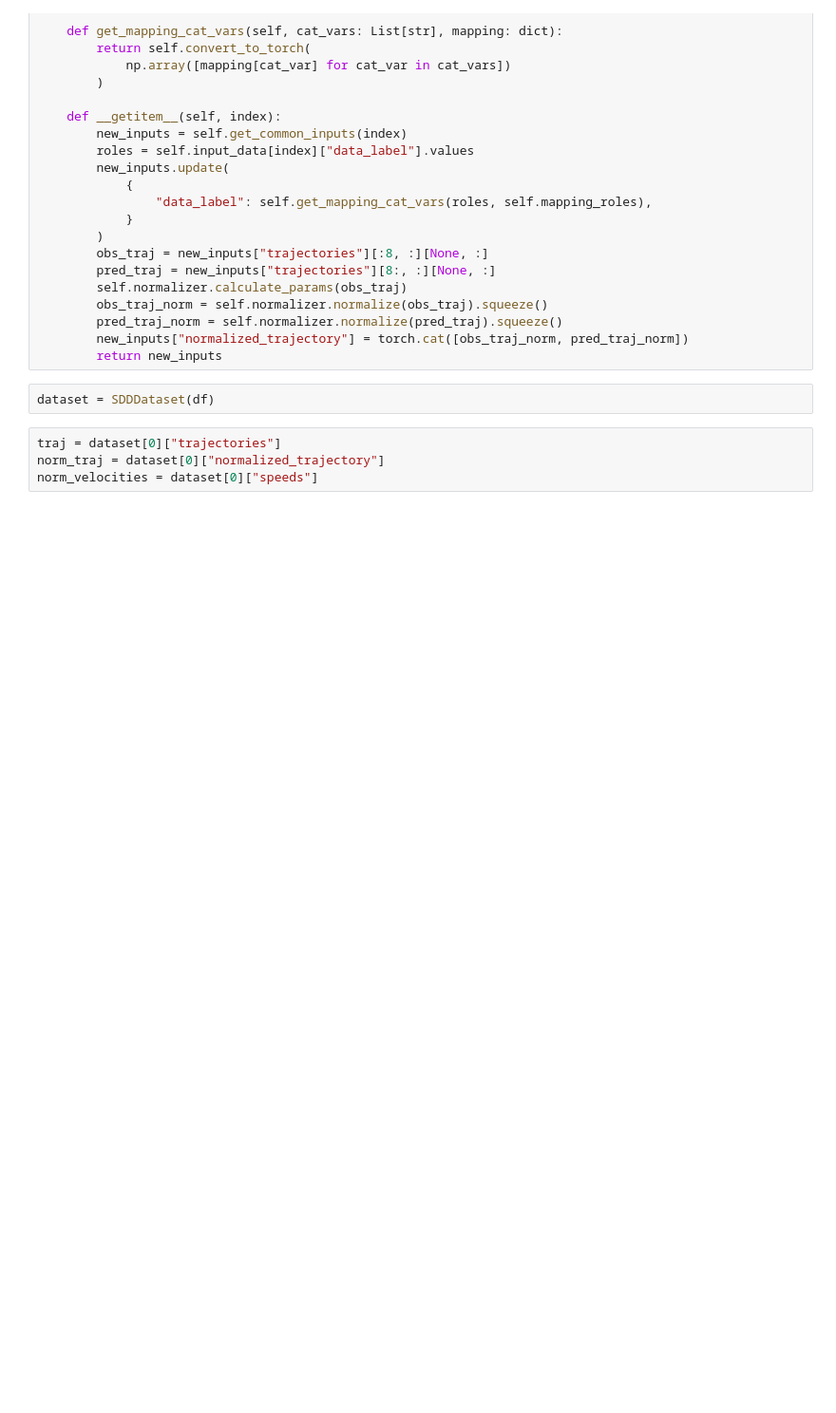
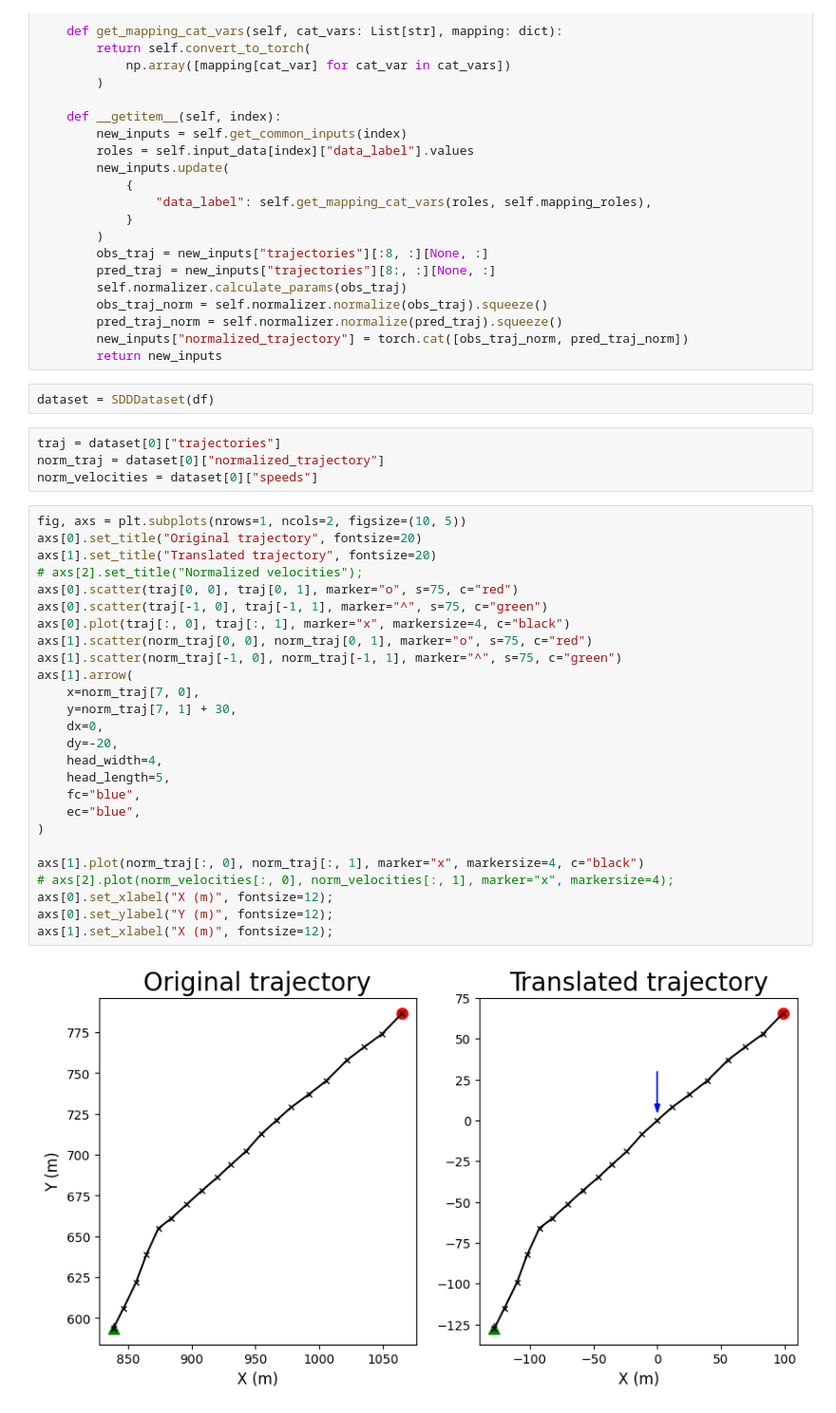
Before and after one commit to tmralmeida/class-cond-trajpred, a Jupyter notebook: notebooks/1-data-translated-rotated.ipynb, the cells around one changed output. Shown at 95% size. Cells and saved outputs as stored; diff of their text form; blank space fills up the shorter version.

```diff
--- a/notebooks/1-data-translated-rotated.ipynb
+++ b/notebooks/1-data-translated-rotated.ipynb
@@ -149,4 +146,32 @@ dataset = SDDDataset(df)
 traj = dataset[0]["trajectories"]
 norm_traj = dataset[0]["normalized_trajectory"]
 norm_velocities = dataset[0]["speeds"]
+# %%
+fig, axs = plt.subplots(nrows=1, ncols=2, figsize=(10, 5))
+axs[0].set_title("Original trajectory", fontsize=20)
+axs[1].set_title("Translated trajectory", fontsize=20)
+# axs[2].set_title("Normalized velocities");
+axs[0].scatter(traj[0, 0], traj[0, 1], marker="o", s=75, c="red")
+axs[0].scatter(traj[-1, 0], traj[-1, 1], marker="^", s=75, c="green")
+axs[0].plot(traj[:, 0], traj[:, 1], marker="x", markersize=4, c="black")
+axs[1].scatter(norm_traj[0, 0], norm_traj[0, 1], marker="o", s=75, c="red")
+axs[1].scatter(norm_traj[-1, 0], norm_traj[-1, 1], marker="^", s=75, c="green")
+axs[1].arrow(
+    x=norm_traj[7, 0],
+    y=norm_traj[7, 1] + 30,
+    dx=0,
+    dy=-20,
+    head_width=4,
+    head_length=5,
+    fc="blue",
+    ec="blue",
+)
+
+axs[1].plot(norm_traj[:, 0], norm_traj[:, 1], marker="x", markersize=4, c="black")
+# axs[2].plot(norm_velocities[:, 0], norm_velocities[:, 1], marker="x", markersize=4);
+axs[0].set_xlabel("X (m)", fontsize=12);
+axs[0].set_ylabel("Y (m)", fontsize=12);
+axs[1].set_xlabel("X (m)", fontsize=12);
+# %% [output]
+[figure, added]
 # %%
```
Also changed, not shown: parts of 9 cells of this notebook.
